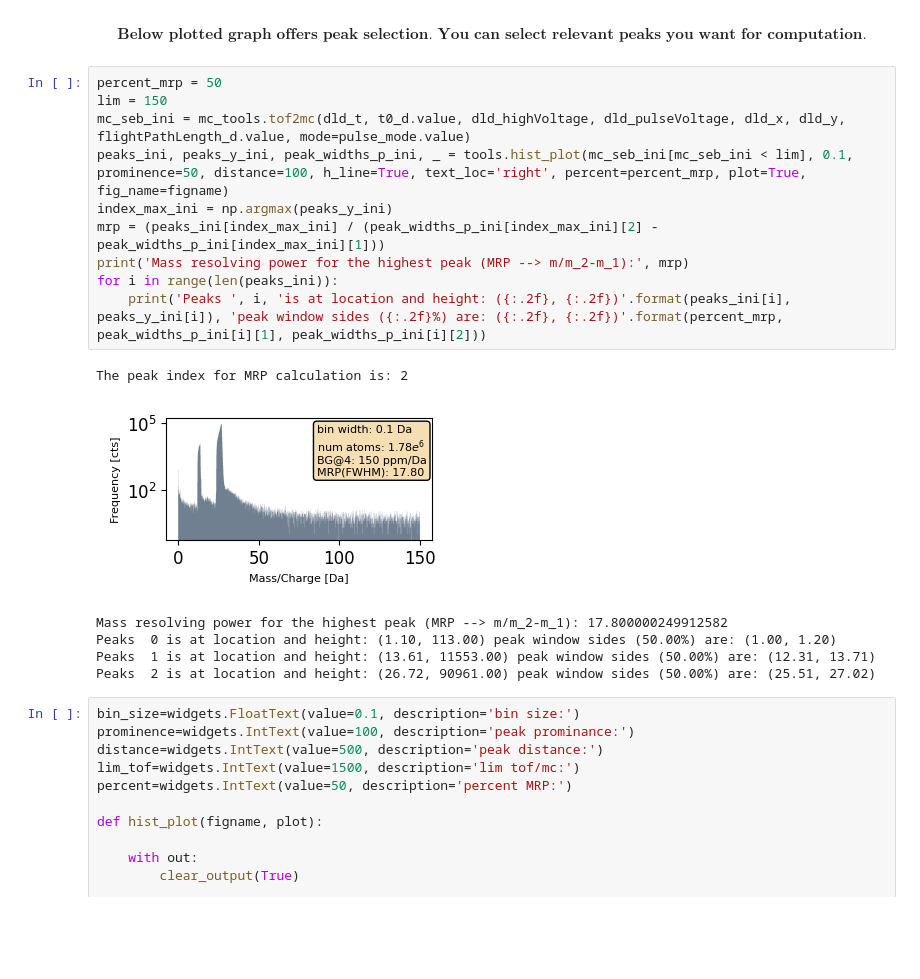
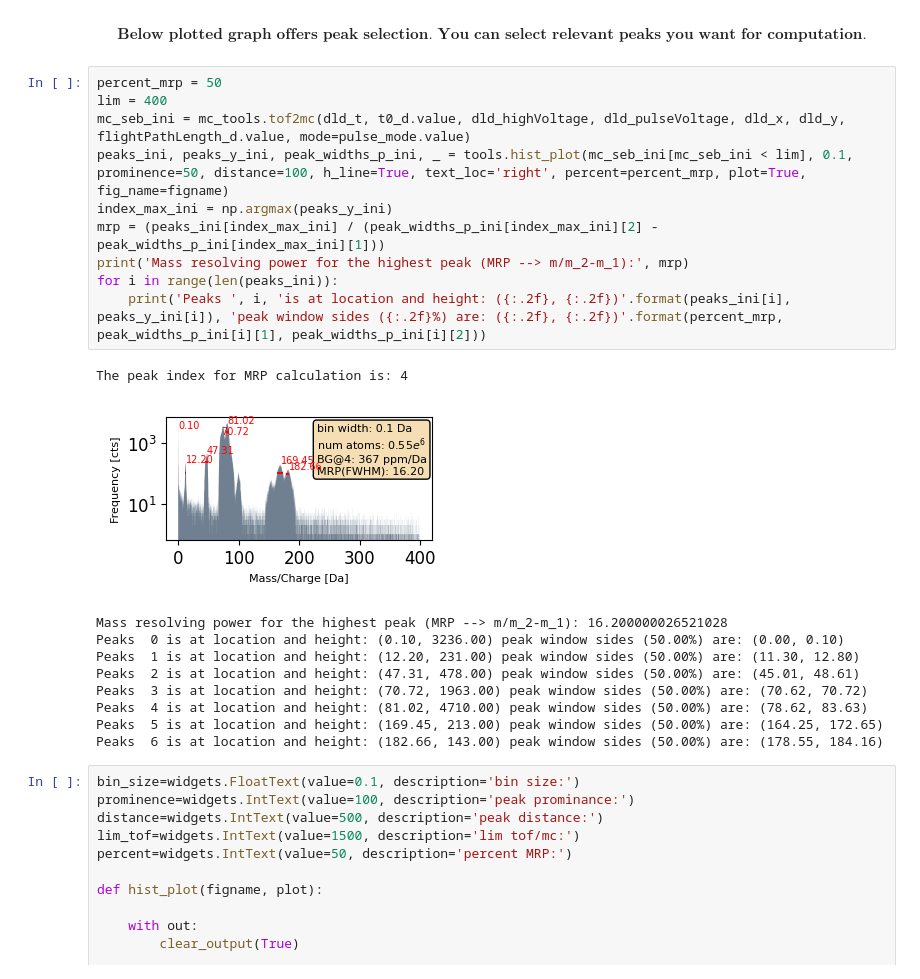
Before and after one commit to mmonajem/pyoxcart, a Jupyter notebook: pyccapt/calibration/tutorials/jupyter_files/02_1_tof_voltage_bowl_calibration.ipynb, the cells around one changed output. Saved outputs shown, nothing was run; the diff lists cells and outputs as text; blank space fills up the shorter version.

```diff
--- a/pyccapt/calibration/tutorials/jupyter_files/02_1_tof_voltage_bowl_calibration.ipynb
+++ b/pyccapt/calibration/tutorials/jupyter_files/02_1_tof_voltage_bowl_calibration.ipynb
@@ -145,21 +147,25 @@ Peaks  1 is at location and height: (605.99, 8978.00) peak window sides (50.00%)
 $$\textbf{Below plotted graph offers peak selection. You can select relevant peaks you want for computation.}$$
 # %%
 percent_mrp = 50
-lim = 150
+lim = 400
 mc_seb_ini = mc_tools.tof2mc(dld_t, t0_d.value, dld_highVoltage, dld_pulseVoltage, dld_x, dld_y, flightPathLength_d.value, mode=pulse_mode.value)
 peaks_ini, peaks_y_ini, peak_widths_p_ini, _ = tools.hist_plot(mc_seb_ini[mc_seb_ini < lim], 0.1, prominence=50, distance=100, h_line=True, text_loc='right', percent=percent_mrp, plot=True, fig_name=figname)
 index_max_ini = np.argmax(peaks_y_ini)
 mrp = (peaks_ini[index_max_ini] / (peak_widths_p_ini[index_max_ini][2] - peak_widths_p_ini[index_max_ini][1]))
 print('Mass resolving power for the highest peak (MRP --> m/m_2-m_1):', mrp)
 for i in range(len(peaks_ini)):
     print('Peaks ', i, 'is at location and height: ({:.2f}, {:.2f})'.format(peaks_ini[i], peaks_y_ini[i]), 'peak window sides ({:.2f}%) are: ({:.2f}, {:.2f})'.format(percent_mrp, peak_widths_p_ini[i][1], peak_widths_p_ini[i][2]))
 # %% [output]
-The peak index for MRP calculation is: 2
+The peak index for MRP calculation is: 4
-[figure, old version]
+[figure, new version]
-Mass resolving power for the highest peak (MRP --> m/m_2-m_1): 17.800000249912582
-Peaks  0 is at location and height: (1.10, 113.00) peak window sides (50.00%) are: (1.00, 1.20)
-Peaks  1 is at location and height: (13.61, 11553.00) peak window sides (50.00%) are: (12.31, 13.71)
-Peaks  2 is at location and height: (26.72, 90961.00) peak window sides (50.00%) are: (25.51, 27.02)
+Mass resolving power for the highest peak (MRP --> m/m_2-m_1): 16.200000026521028
+Peaks  0 is at location and height: (0.10, 3236.00) peak window sides (50.00%) are: (0.00, 0.10)
+Peaks  1 is at location and height: (12.20, 231.00) peak window sides (50.00%) are: (11.30, 12.80)
+Peaks  2 is at location and height: (47.31, 478.00) peak window sides (50.00%) are: (45.01, 48.61)
+Peaks  3 is at location and height: (70.72, 1963.00) peak window sides (50.00%) are: (70.62, 70.72)
+Peaks  4 is at location and height: (81.02, 4710.00) peak window sides (50.00%) are: (78.62, 83.63)
+Peaks  5 is at location and height: (169.45, 213.00) peak window sides (50.00%) are: (164.25, 172.65)
+Peaks  6 is at location and height: (182.66, 143.00) peak window sides (50.00%) are: (178.55, 184.16)
 # %%
 bin_size=widgets.FloatText(value=0.1, description='bin size:')
 prominence=widgets.IntText(value=100, description='peak prominance:')
```
Also changed, not shown: parts of 12 cells of this notebook, 12 other files.
